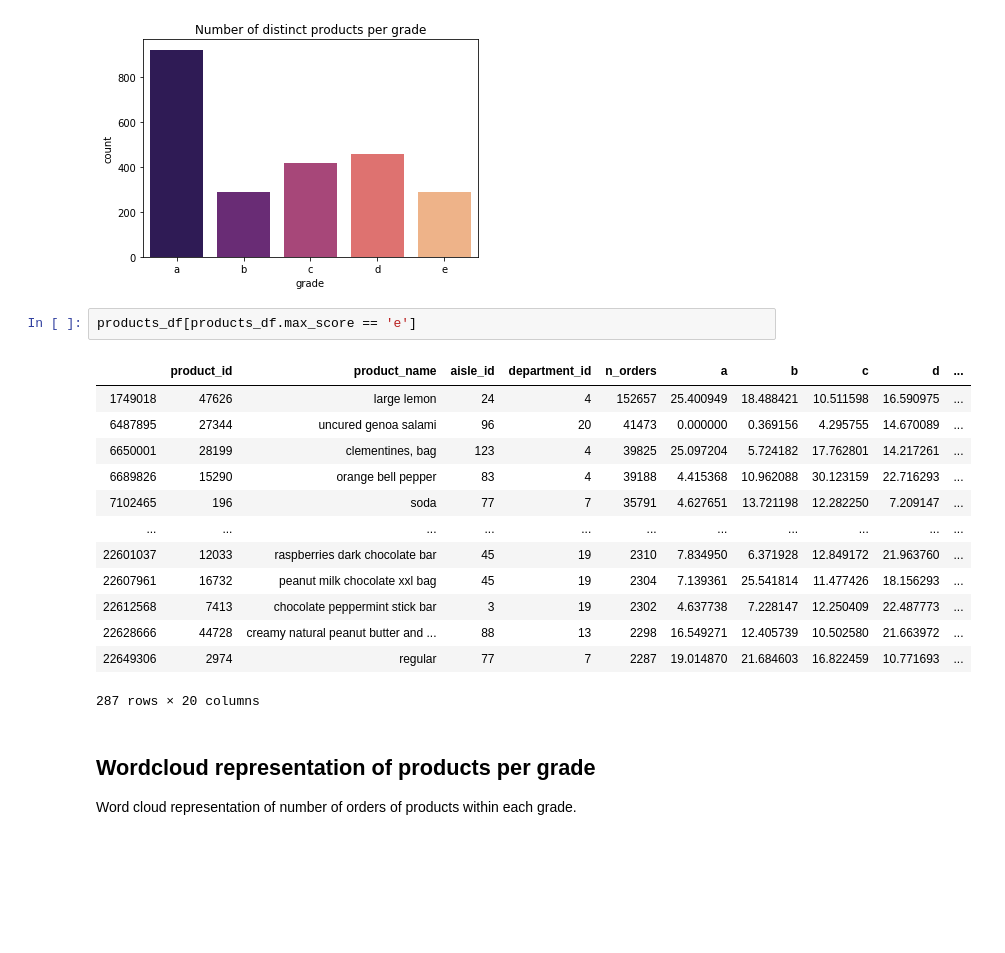
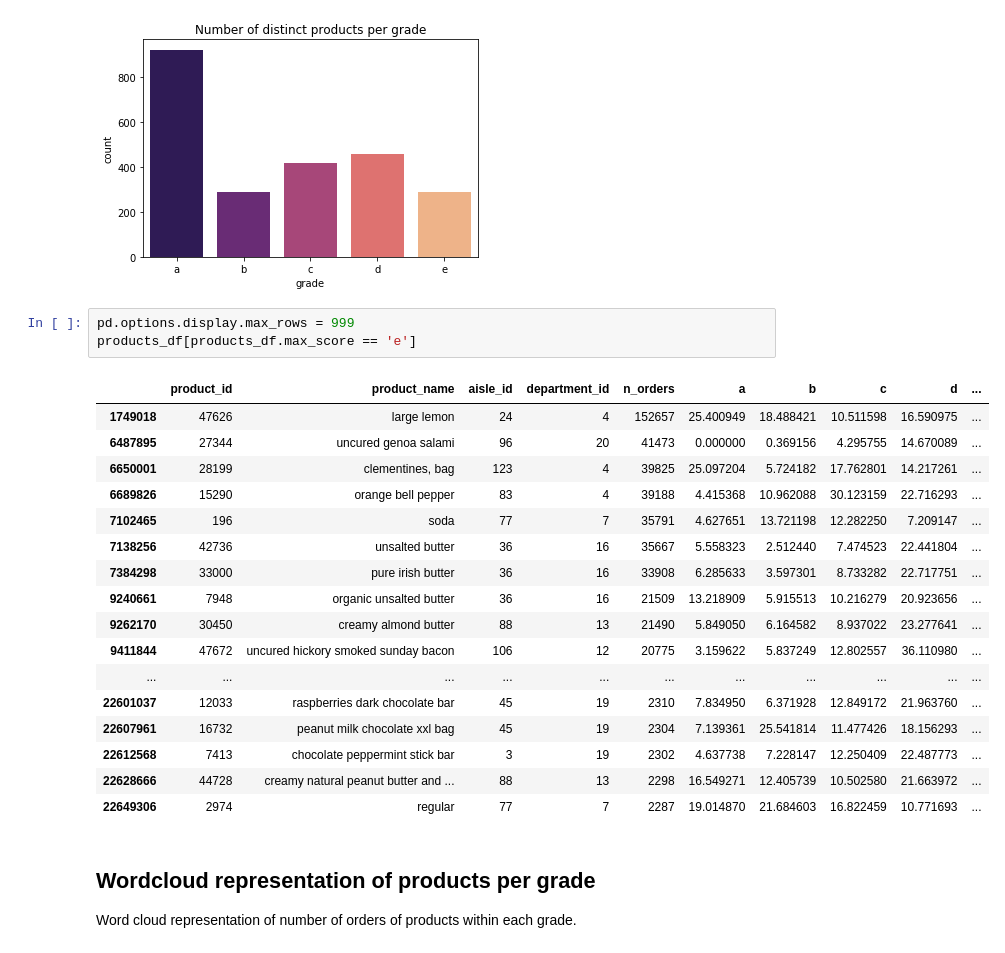
Before and after one commit to MarcBickel/project_gobigorgohome, a Jupyter notebook: project_notebook-Copy_cecile.ipynb, the cells around one changed output. Saved outputs shown, nothing was run; the diff lists cells and outputs as text; blank space fills up the shorter version.

```diff
--- a/project_notebook-Copy_cecile.ipynb
+++ b/project_notebook-Copy_cecile.ipynb
@@ -570,21 +570,26 @@ ax.set_xlabel('grade')
 Text(0.5, 0, 'grade')
 [figure]
 # %%
+pd.options.display.max_rows = 999
 products_df[products_df.max_score == 'e']
 # %% [output]
 |  | product_id | product_name | aisle_id | department_id | n_orders | a | b | c | d | ... |
 | 1749018 | 47626 | large lemon | 24 | 4 | 152657 | 25.400949 | 18.488421 | 10.511598 | 16.590975 | ... |
 | 6487895 | 27344 | uncured genoa salami | 96 | 20 | 41473 | 0.000000 | 0.369156 | 4.295755 | 14.670089 | ... |
 | 6650001 | 28199 | clementines, bag | 123 | 4 | 39825 | 25.097204 | 5.724182 | 17.762801 | 14.217261 | ... |
 | 6689826 | 15290 | orange bell pepper | 83 | 4 | 39188 | 4.415368 | 10.962088 | 30.123159 | 22.716293 | ... |
 | 7102465 | 196 | soda | 77 | 7 | 35791 | 4.627651 | 13.721198 | 12.282250 | 7.209147 | ... |
+| 7138256 | 42736 | unsalted butter | 36 | 16 | 35667 | 5.558323 | 2.512440 | 7.474523 | 22.441804 | ... |
+| 7384298 | 33000 | pure irish butter | 36 | 16 | 33908 | 6.285633 | 3.597301 | 8.733282 | 22.717751 | ... |
+| 9240661 | 7948 | organic unsalted butter | 36 | 16 | 21509 | 13.218909 | 5.915513 | 10.216279 | 20.923656 | ... |
+| 9262170 | 30450 | creamy almond butter | 88 | 13 | 21490 | 5.849050 | 6.164582 | 8.937022 | 23.277641 | ... |
+| 9411844 | 47672 | uncured hickory smoked sunday bacon | 106 | 12 | 20775 | 3.159622 | 5.837249 | 12.802557 | 36.110980 | ... |
 | ... | ... | ... | ... | ... | ... | ... | ... | ... | ... | ... |
 | 22601037 | 12033 | raspberries dark chocolate bar | 45 | 19 | 2310 | 7.834950 | 6.371928 | 12.849172 | 21.963760 | ... |
 | 22607961 | 16732 | peanut milk chocolate xxl bag | 45 | 19 | 2304 | 7.139361 | 25.541814 | 11.477426 | 18.156293 | ... |
 | 22612568 | 7413 | chocolate peppermint stick bar | 3 | 19 | 2302 | 4.637738 | 7.228147 | 12.250409 | 22.487773 | ... |
 | 22628666 | 44728 | creamy natural peanut butter and ... | 88 | 13 | 2298 | 16.549271 | 12.405739 | 10.502580 | 21.663972 | ... |
 | 22649306 | 2974 | regular | 77 | 7 | 2287 | 19.014870 | 21.684603 | 16.822459 | 10.771693 | ... |
-287 rows × 20 columns
 # %% [markdown]
 ## Wordcloud representation of products per grade
 
```
Also changed, not shown: parts of 12 cells of this notebook, 2 other files.
